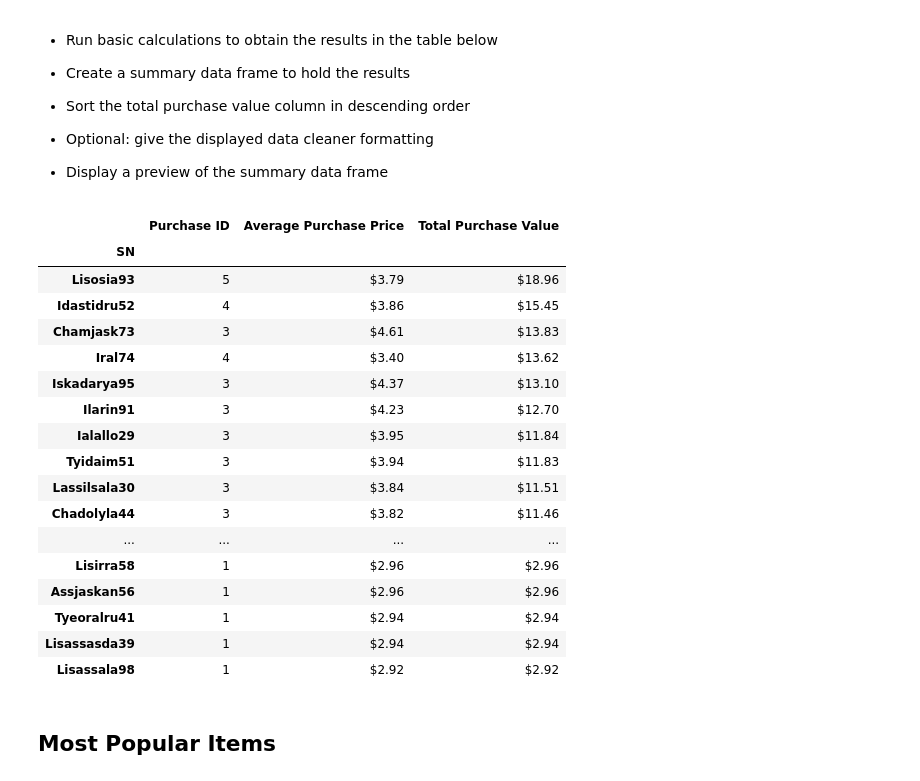
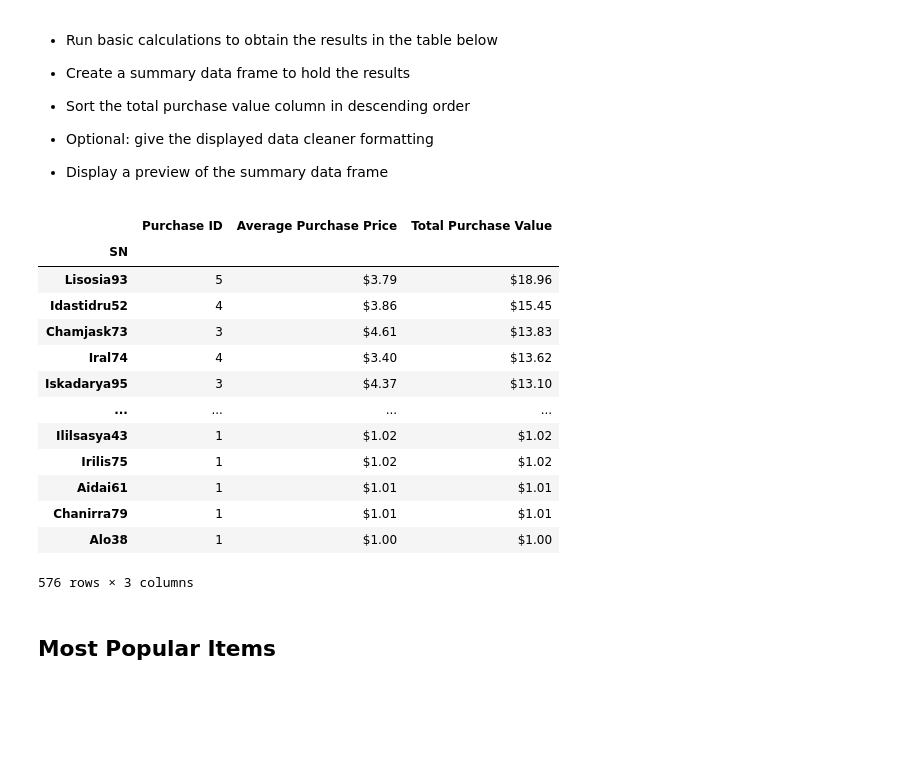
Before and after one commit to MichRisu/pandas-challenge, a Jupyter notebook: HeroesOfPymoli/HeroesOfPymoli_starter.ipynb, the cells around one changed output. Drawn from its saved outputs; the diff is of its cells as text; code cells hidden in the pictures; blank space fills up the shorter version.

```diff
--- a/HeroesOfPymoli/HeroesOfPymoli_starter.ipynb
+++ b/HeroesOfPymoli/HeroesOfPymoli_starter.ipynb
@@ -288,39 +288,35 @@ df_summary_age_purch_analysis
 # %%
 # Use groupby to calculate the aggregate functions for Top Spenders
 top_grp = player_grp['Price'].agg(['mean', 'sum'])
 purch_count = player_grp['Purchase ID'].count()
 
 # Use merge to create summary for top spenders, and sort in descending order
 top_spenders = pd.merge(purch_count, top_grp, on='SN')
 top_spenders_1 = top_spenders.rename(columns={'mean': 'Average Purchase Price',
                                                      'sum': 'Total Purchase Value'})
 df_summary_top_spenders = top_spenders_1.sort_values(by=['Total Purchase Value'], ascending=False)
 
 # Format numbers to currency
-format_dict3 = {'Average Purchase Price':'${0:,.2f}',
-               'Total Purchase Value':'${0:,.2f}'}
-df_summary_top_spenders = df_summary_top_spenders.style.format(format_dict3)
+df_summary_top_spenders['Average Purchase Price'] = df_summary_top_spenders['Average Purchase Price'].map("${0:,.2f}".format)
+df_summary_top_spenders['Total Purchase Value'] = df_summary_top_spenders['Total Purchase Value'].map("${0:,.2f}".format)
+
 
 df_summary_top_spenders
 # %% [output]
 |  | Purchase ID | Average Purchase Price | Total Purchase Value |
 | SN |  |  |  |
 | Lisosia93 | 5 | $3.79 | $18.96 |
 | Idastidru52 | 4 | $3.86 | $15.45 |
 | Chamjask73 | 3 | $4.61 | $13.83 |
 | Iral74 | 4 | $3.40 | $13.62 |
 | Iskadarya95 | 3 | $4.37 | $13.10 |
-| Ilarin91 | 3 | $4.23 | $12.70 |
-| Ialallo29 | 3 | $3.95 | $11.84 |
-| Tyidaim51 | 3 | $3.94 | $11.83 |
-| Lassilsala30 | 3 | $3.84 | $11.51 |
-| Chadolyla44 | 3 | $3.82 | $11.46 |
 | ... | ... | ... | ... |
-| Lisirra58 | 1 | $2.96 | $2.96 |
-| Assjaskan56 | 1 | $2.96 | $2.96 |
-| Tyeoralru41 | 1 | $2.94 | $2.94 |
-| Lisassasda39 | 1 | $2.94 | $2.94 |
-| Lisassala98 | 1 | $2.92 | $2.92 |
+| Ililsasya43 | 1 | $1.02 | $1.02 |
+| Irilis75 | 1 | $1.02 | $1.02 |
+| Aidai61 | 1 | $1.01 | $1.01 |
+| Chanirra79 | 1 | $1.01 | $1.01 |
+| Alo38 | 1 | $1.00 | $1.00 |
+576 rows × 3 columns
 # %% [markdown]
 ## Most Popular Items
 # %% [markdown]
```
Also changed, not shown: parts of 6 cells of this notebook.
